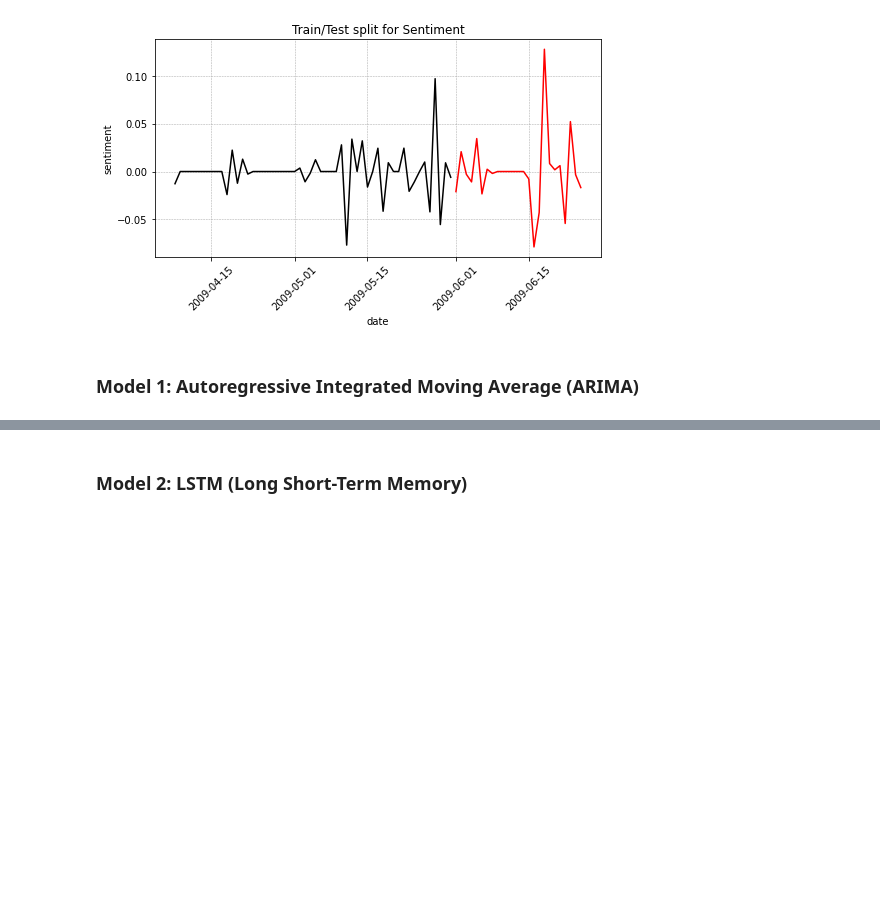
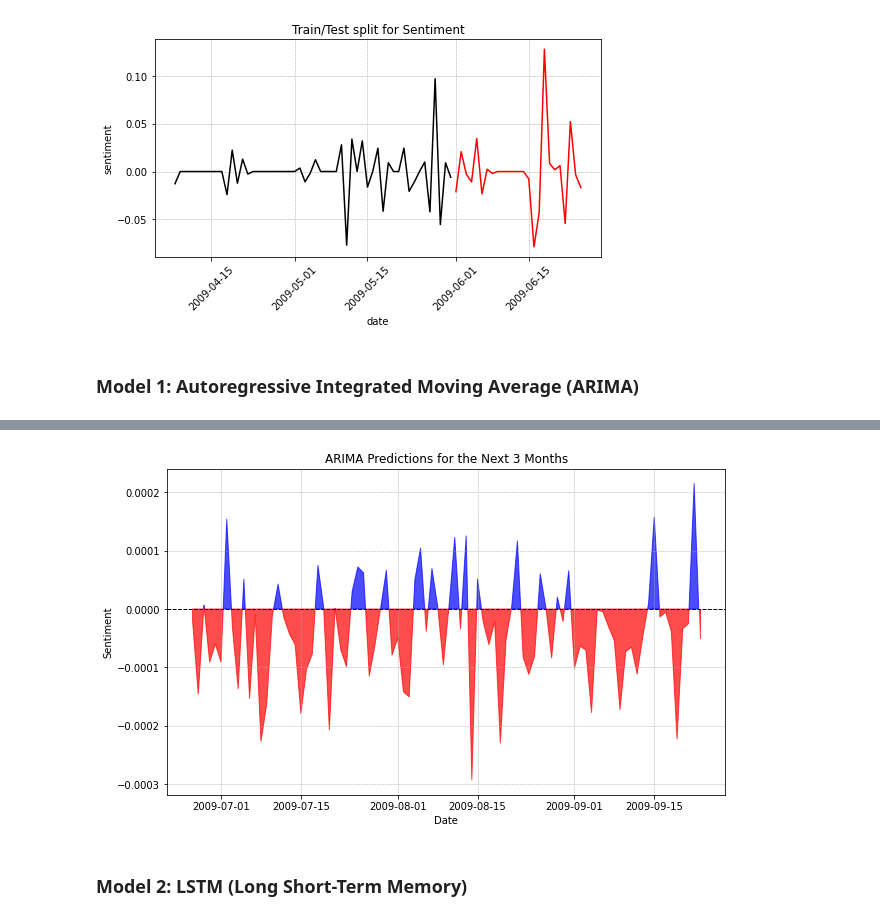
Before and after one commit to CleliaCaetano/CA2_SEM2_ProjectTweets, a Jupyter notebook: MScDataAnalytics_CA2_SEM2_CleliaCaetano.ipynb, the cells around one changed output, grey strips where cells are left out. Drawn from its saved outputs; the diff is of its cells as text; code cells hidden in the pictures; blank space fills up the shorter version.

```diff
--- a/MScDataAnalytics_CA2_SEM2_CleliaCaetano.ipynb
+++ b/MScDataAnalytics_CA2_SEM2_CleliaCaetano.ipynb
@@ -1449,3 +1560,20 @@ Root Mean Squared Error (RMSE): 0.03696263651409014
+# %%
+# Plot the ARIMA predictions using an area plot
+plt.figure(figsize=(10, 6))
+plt.fill_between(future_predictions_df_3months['Date'], 0, future_predictions_df_3months['ARIMA Predictions'],
+                 where=(future_predictions_df_3months['ARIMA Predictions'] >= 0), color='blue', interpolate=True,
+                 alpha=0.7)
+plt.fill_between(future_predictions_df_3months['Date'], 0, future_predictions_df_3months['ARIMA Predictions'],
+                 where=(future_predictions_df_3months['ARIMA Predictions'] < 0), color='red', interpolate=True,
+                 alpha=0.7)
+plt.axhline(0, color='black', linestyle='--', linewidth=1)  # Add a horizontal line at y=0
+plt.title('ARIMA Predictions for the Next 3 Months')
+plt.grid(color='darkgray', linestyle='--', linewidth=0.5)
+plt.xlabel('Date')
+plt.ylabel('Sentiment')
+plt.show()
+# %% [output]
+[figure, added]
 # %% [markdown]
 ### Model 2: LSTM (Long Short-Term Memory)
 # %% [markdown]
```
Also changed, not shown: parts of 45 cells of this notebook.
